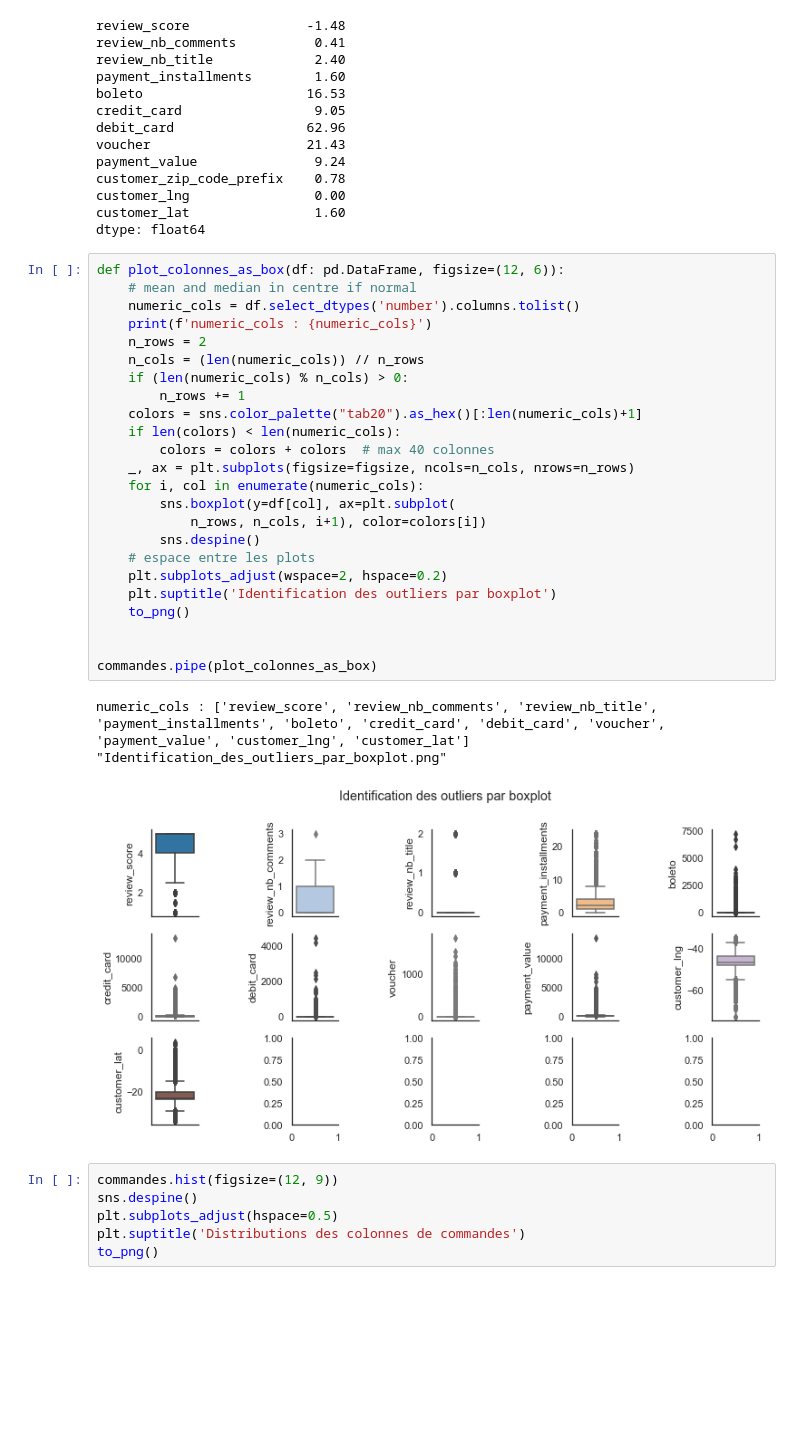
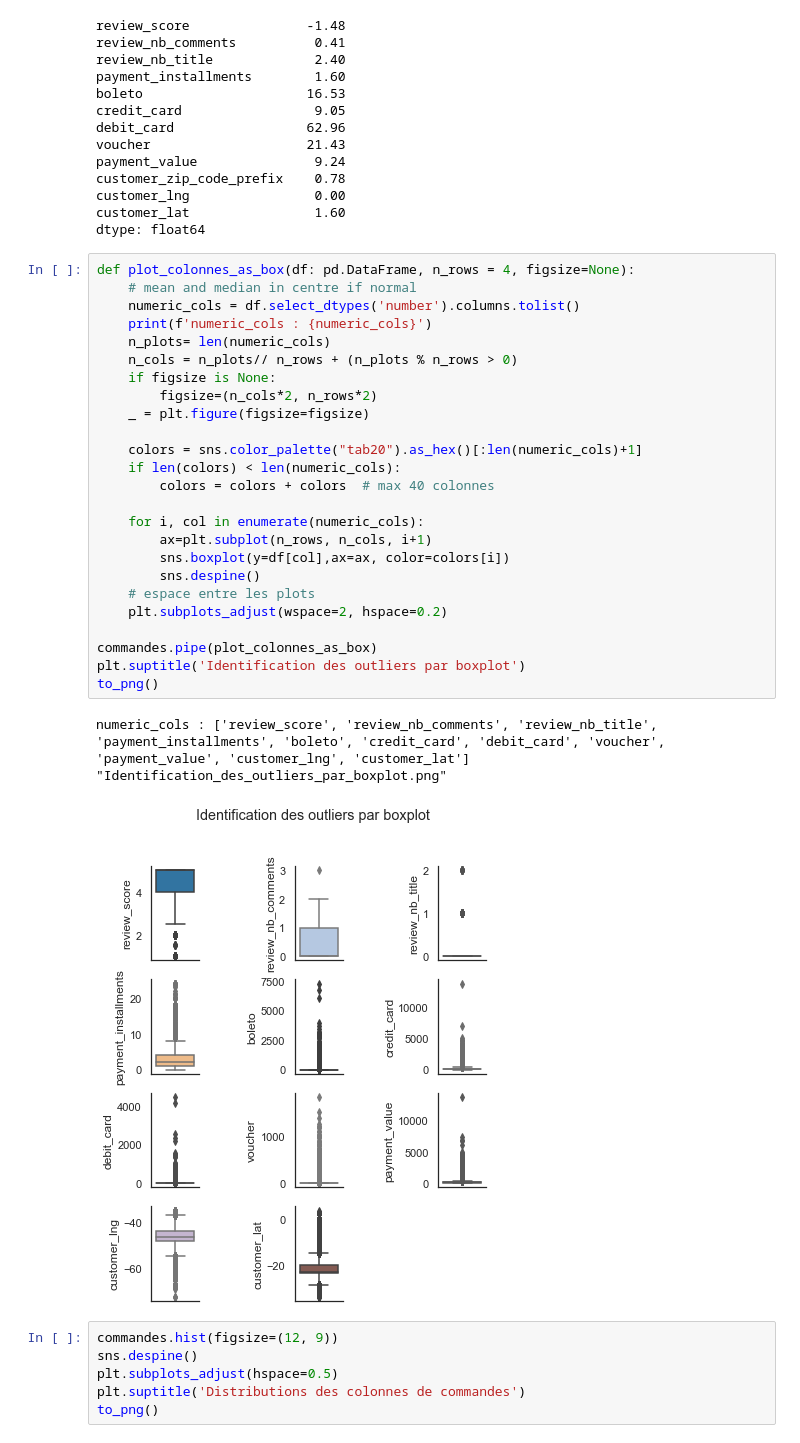
Before and after one commit to mrcreasey/oc-ds-p5-unsupervised-clustering, a Jupyter notebook: P5_01_analyse.ipynb, the cells around one changed output. Drawn from its saved outputs; the diff is of its cells as text; blank space fills up the shorter version.

Commit message:
add customer/seller state; save figures to png

```diff
--- a/P5_01_analyse.ipynb
+++ b/P5_01_analyse.ipynb
@@ -1430,33 +1436,34 @@ customer_lng                0.00
 customer_lat                1.60
 dtype: float64
 # %%
-def plot_colonnes_as_box(df: pd.DataFrame, figsize=(12, 6)):
+def plot_colonnes_as_box(df: pd.DataFrame, n_rows = 4, figsize=None):
     # mean and median in centre if normal
     numeric_cols = df.select_dtypes('number').columns.tolist()
     print(f'numeric_cols : {numeric_cols}')
-    n_rows = 2
-    n_cols = (len(numeric_cols)) // n_rows
-    if (len(numeric_cols) % n_cols) > 0:
-        n_rows += 1
+    n_plots= len(numeric_cols)
+    n_cols = n_plots// n_rows + (n_plots % n_rows > 0)
+    if figsize is None:
+        figsize=(n_cols*2, n_rows*2)
+    _ = plt.figure(figsize=figsize)
+
     colors = sns.color_palette("tab20").as_hex()[:len(numeric_cols)+1]
     if len(colors) < len(numeric_cols):
         colors = colors + colors  # max 40 colonnes
-    _, ax = plt.subplots(figsize=figsize, ncols=n_cols, nrows=n_rows)
+
     for i, col in enumerate(numeric_cols):
-        sns.boxplot(y=df[col], ax=plt.subplot(
-            n_rows, n_cols, i+1), color=colors[i])
+        ax=plt.subplot(n_rows, n_cols, i+1)
+        sns.boxplot(y=df[col],ax=ax, color=colors[i])
         sns.despine()
     # espace entre les plots
     plt.subplots_adjust(wspace=2, hspace=0.2)
-    plt.suptitle('Identification des outliers par boxplot')
-    to_png()
-
 
 commandes.pipe(plot_colonnes_as_box)
+plt.suptitle('Identification des outliers par boxplot')
+to_png()
 # %% [output]
 numeric_cols : ['review_score', 'review_nb_comments', 'review_nb_title', 'payment_installments', 'boleto', 'credit_card', 'debit_card', 'voucher', 'payment_value', 'customer_lng', 'customer_lat']
 "Identification_des_outliers_par_boxplot.png"
-[figure, old version]
+[figure, new version]
 # %%
 commandes.hist(figsize=(12, 9))
 sns.despine()
```
Also changed, not shown: parts of 55 cells of this notebook, 1 other file.
